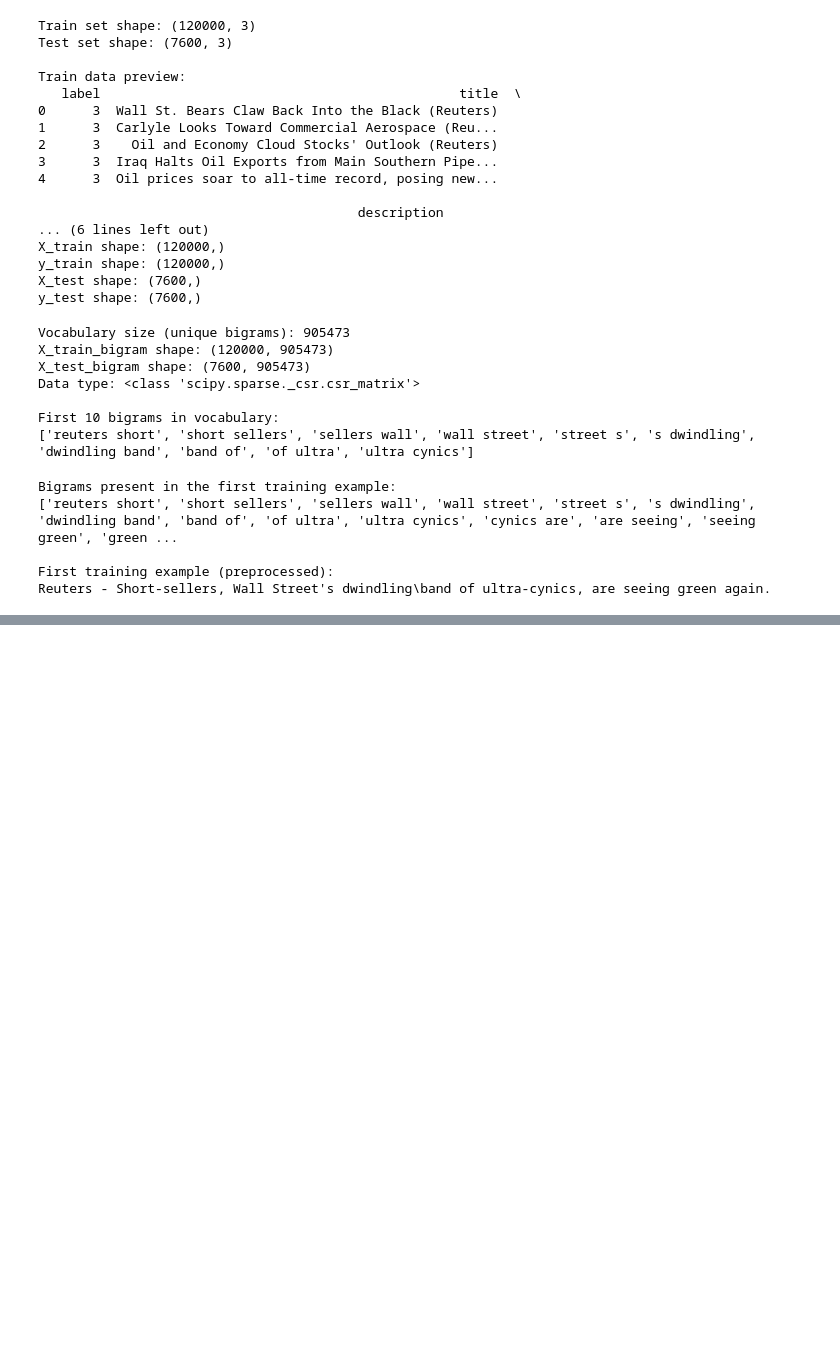
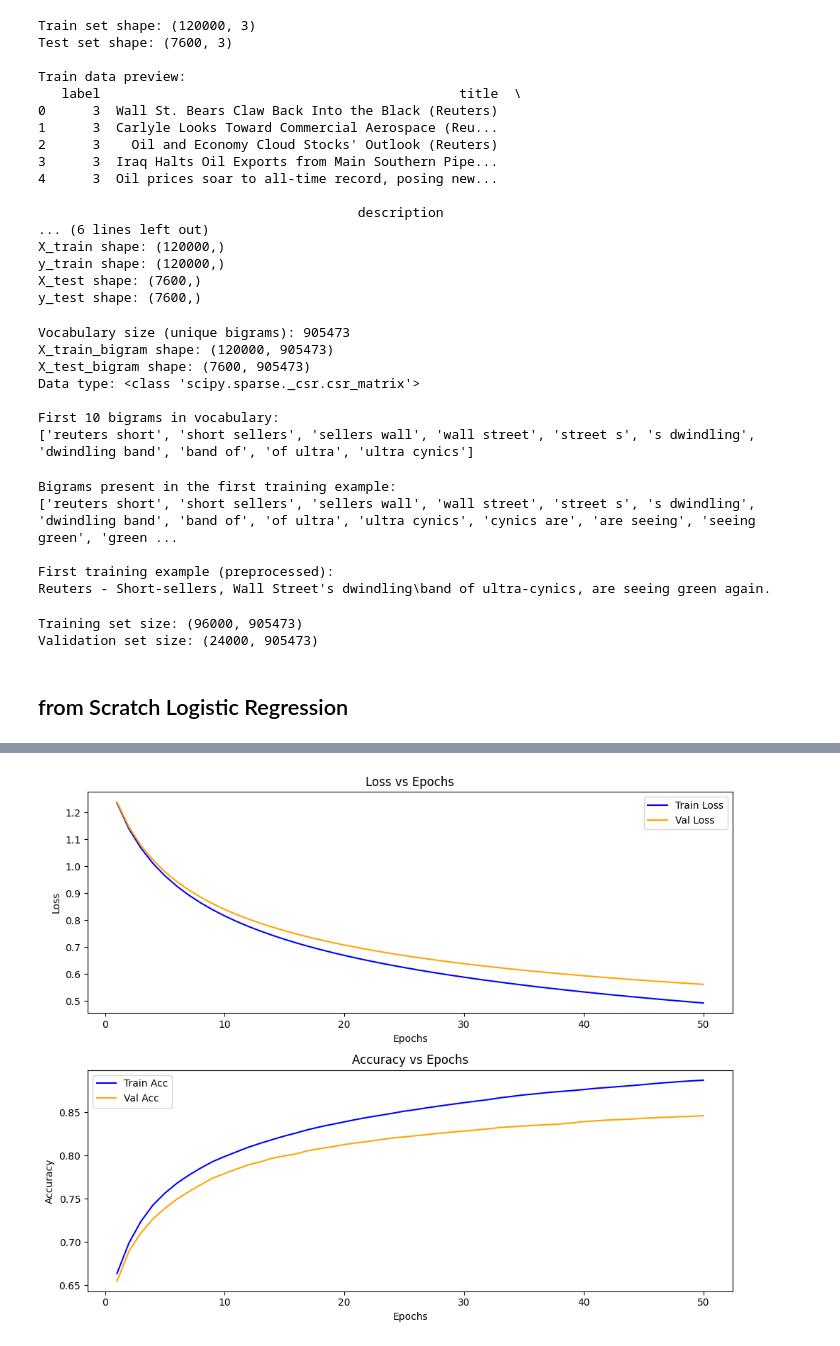
Before and after one commit to omar-hekal/NLP-Assignment1, a Jupyter notebook: Text Classification/logistic_regression.ipynb, the cells around one changed output, grey strips where cells are left out. Saved outputs shown, nothing was run; the diff lists cells and outputs as text; code cells hidden in the pictures; blank space fills up the shorter version.

Commit message:
implement logistic regression

```diff
--- a/Text Classification/logistic_regression.ipynb
+++ b/Text Classification/logistic_regression.ipynb
@@ -98,0 +246,16 @@ Reuters - Short-sellers, Wall Street's dwindling\band of ultra-cynics, are seein
+# %%
+X_train_split, X_val_split, y_train_split, y_val_split = train_test_split(
+    X_train_bigram, y_train, test_size=0.2, random_state=42, stratify=y_train
+)
+
+print(f"Training set size: {X_train_split.shape}")
+print(f"Validation set size: {X_val_split.shape}")
+# %% [output]
+Training set size: (96000, 905473)
+Validation set size: (24000, 905473)
+# %% [markdown]
+## from Scratch Logistic Regression
+# %%
+softmax_model = SoftmaxRegression(X_train_split, y_train_split, X_val_split, y_val_split)
+softmax_model.train(lr=0.1, epochs=50, batch_size=512)
+# %% [output]
@@ -98,0 +276 @@ Reuters - Short-sellers, Wall Street's dwindling\band of ultra-cynics, are seein
+[figure, added]
```
Also changed, not shown: parts of 11 cells of this notebook.
